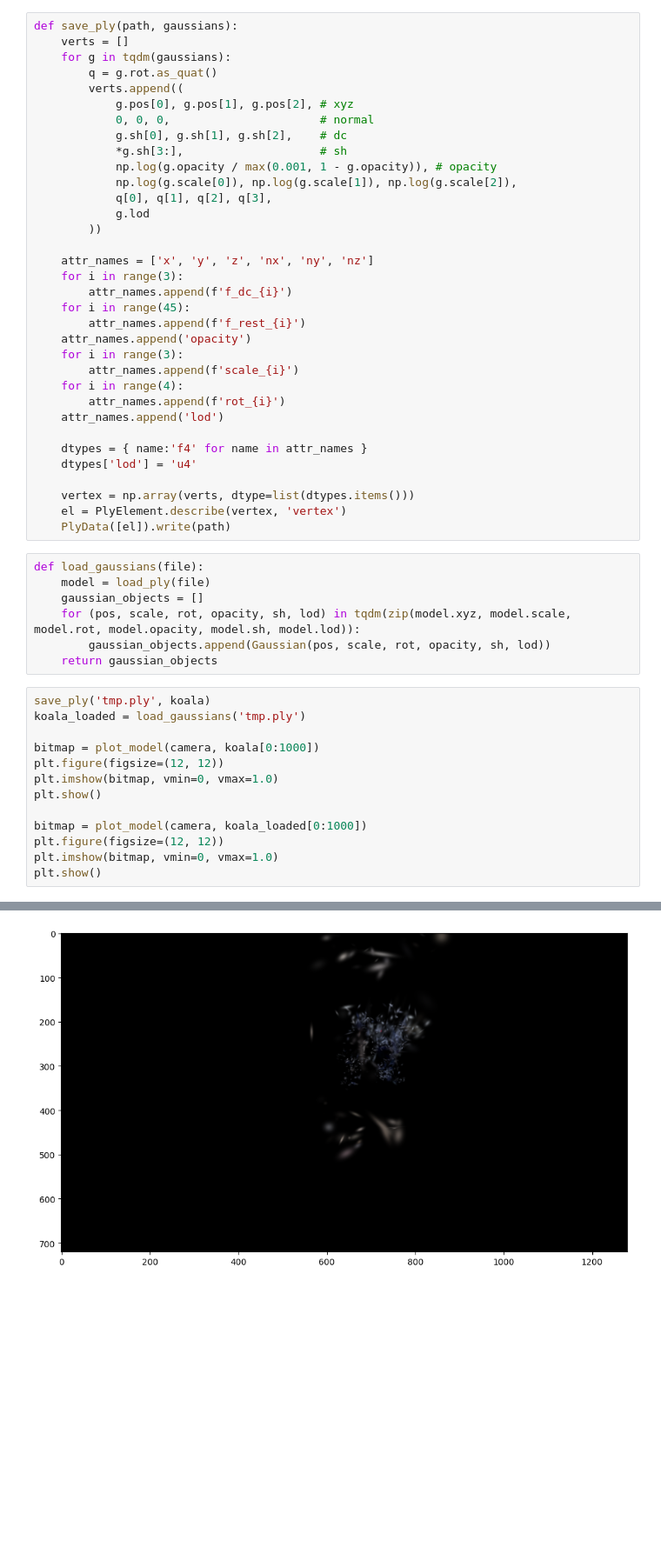
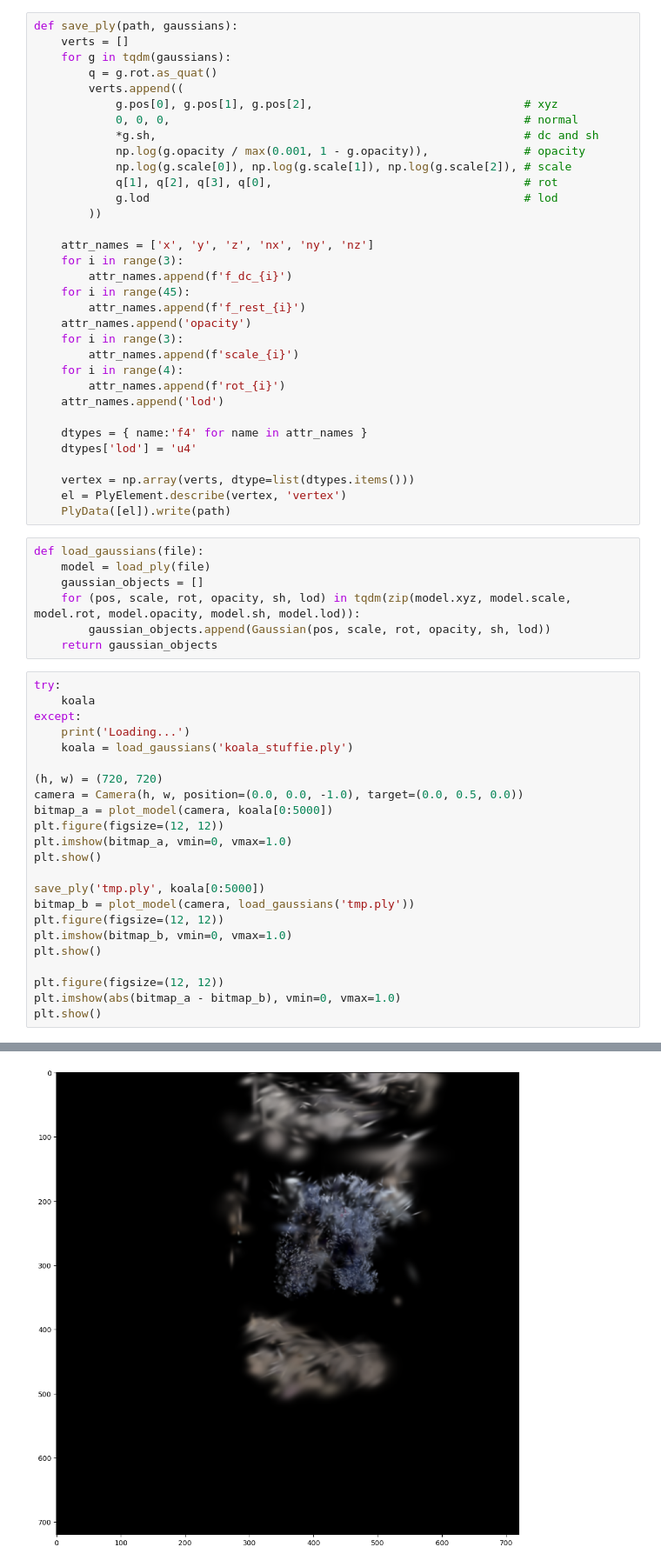
Before and after one commit to Cubified/gaussian_lods, a Jupyter notebook: 01_gaussian_lods.ipynb, the cells around one changed output, grey strips where cells are left out. Shown at 87% size. Cells and saved outputs as stored; diff of their text form; blank space fills up the shorter version.

```diff
--- a/01_gaussian_lods.ipynb
+++ b/01_gaussian_lods.ipynb
@@ -278,14 +278,13 @@ def save_ply(path, gaussians):
     for g in tqdm(gaussians):
         q = g.rot.as_quat()
         verts.append((
-            g.pos[0], g.pos[1], g.pos[2], # xyz
-            0, 0, 0,                      # normal
-            g.sh[0], g.sh[1], g.sh[2],    # dc
-            *g.sh[3:],                    # sh
-            np.log(g.opacity / max(0.001, 1 - g.opacity)), # opacity
-            np.log(g.scale[0]), np.log(g.scale[1]), np.log(g.scale[2]),
-            q[0], q[1], q[2], q[3],
-            g.lod
+            g.pos[0], g.pos[1], g.pos[2],                               # xyz
+            0, 0, 0,                                                    # normal
+            *g.sh,                                                      # dc and sh
+            np.log(g.opacity / max(0.001, 1 - g.opacity)),              # opacity
+            np.log(g.scale[0]), np.log(g.scale[1]), np.log(g.scale[2]), # scale
+            q[1], q[2], q[3], q[0],                                     # rot
+            g.lod                                                       # lod
         ))
 
     attr_names = ['x', 'y', 'z', 'nx', 'ny', 'nz']
@@ -314,17 +313,27 @@ def load_gaussians(file):
         gaussian_objects.append(Gaussian(pos, scale, rot, opacity, sh, lod))
     return gaussian_objects
 # %%
-save_ply('tmp.ply', koala)
-koala_loaded = load_gaussians('tmp.ply')
+try:
+    koala
+except:
+    print('Loading...')
+    koala = load_gaussians('koala_stuffie.ply')
 
-bitmap = plot_model(camera, koala[0:1000])
+(h, w) = (720, 720)
+camera = Camera(h, w, position=(0.0, 0.0, -1.0), target=(0.0, 0.5, 0.0))
+bitmap_a = plot_model(camera, koala[0:5000])
 plt.figure(figsize=(12, 12))
-plt.imshow(bitmap, vmin=0, vmax=1.0)
+plt.imshow(bitmap_a, vmin=0, vmax=1.0)
 plt.show()
 
-bitmap = plot_model(camera, koala_loaded[0:1000])
+save_ply('tmp.ply', koala[0:5000])
+bitmap_b = plot_model(camera, load_gaussians('tmp.ply'))
 plt.figure(figsize=(12, 12))
-plt.imshow(bitmap, vmin=0, vmax=1.0)
+plt.imshow(bitmap_b, vmin=0, vmax=1.0)
 plt.show()
+
+plt.figure(figsize=(12, 12))
+plt.imshow(abs(bitmap_a - bitmap_b), vmin=0, vmax=1.0)
+plt.show()
 # %% [output]
 Sorting the gaussians by depth
@@ -332,2 +341,2 @@ Plotting with 1000 gaussians
-[figure, old version]
+[figure, new version]
 Sorting the gaussians by depth
```
Also changed, not shown: parts of 4 cells of this notebook, 5 other files.
